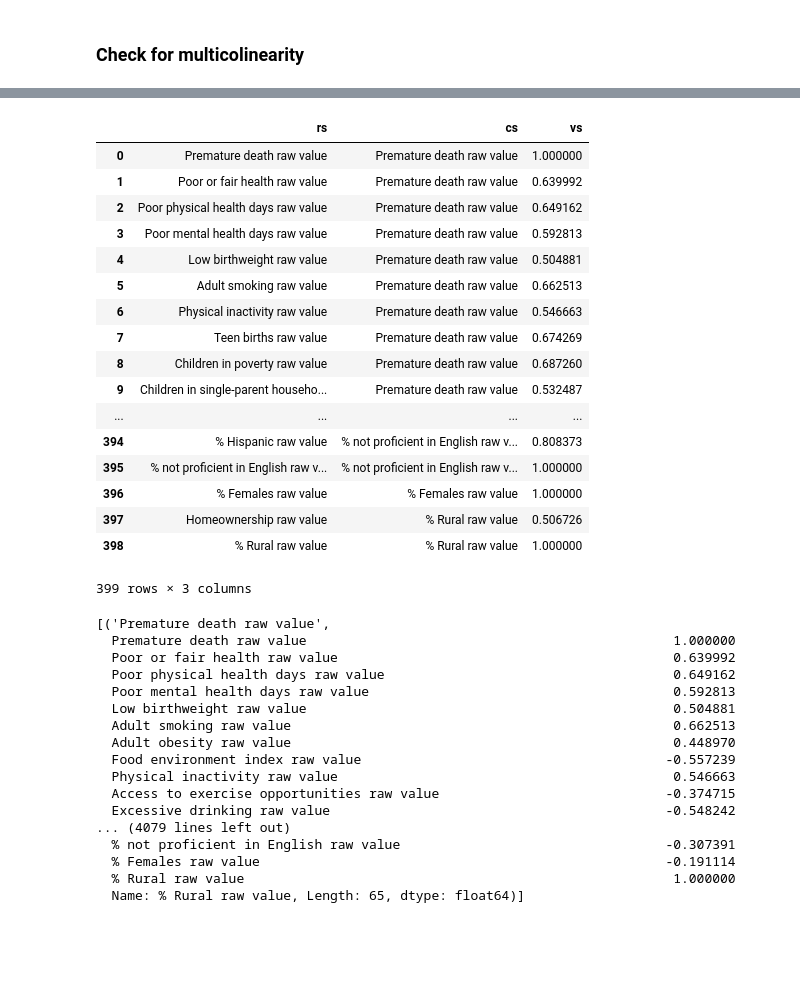
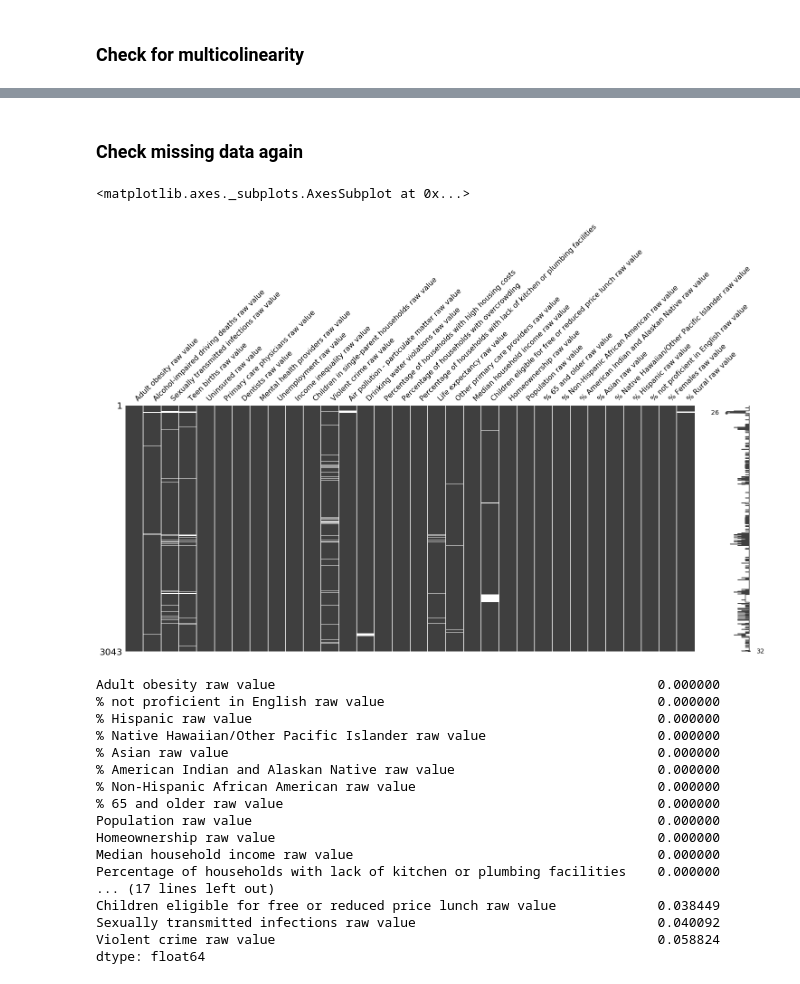
Before and after one commit to Mcllstr/modeling-community-hs-grad-rates, a Jupyter notebook: eda_joe.ipynb, the cells around one changed output, grey strips where cells are left out. Drawn from its saved outputs; the diff is of its cells as text; code cells hidden in the pictures; blank space fills up the shorter version.

```diff
--- a/eda_joe.ipynb
+++ b/eda_joe.ipynb
@@ -156,50 +259,27 @@ sns.heatmap(corr_matrix, mask=mask, cmap=cmap, vmax=.3, center=0,
-# %%
-temps = {'rs':[], 'cs':[], 'vs':[]}
-for col in corr_matrix.columns:
-    for row, value in corr_matrix[col].iteritems():
-        if value > .5:
-            temps['rs'].append(row)
-            temps['cs'].append(col)
-            temps['vs'].append(value)
-
-pd.DataFrame(temps)
-# %% [output]
-|  | rs | cs | vs |
-| 0 | Premature death raw value | Premature death raw value | 1.000000 |
-| 1 | Poor or fair health raw value | Premature death raw value | 0.639992 |
-| 2 | Poor physical health days raw value | Premature death raw value | 0.649162 |
-| 3 | Poor mental health days raw value | Premature death raw value | 0.592813 |
-| 4 | Low birthweight raw value | Premature death raw value | 0.504881 |
-| 5 | Adult smoking raw value | Premature death raw value | 0.662513 |
-| 6 | Physical inactivity raw value | Premature death raw value | 0.546663 |
-| 7 | Teen births raw value | Premature death raw value | 0.674269 |
-| 8 | Children in poverty raw value | Premature death raw value | 0.687260 |
-| 9 | Children in single-parent househo... | Premature death raw value | 0.532487 |
-| ... | ... | ... | ... |
-| 394 | % Hispanic raw value | % not proficient in English raw v... | 0.808373 |
-| 395 | % not proficient in English raw v... | % not proficient in English raw v... | 1.000000 |
-| 396 | % Females raw value | % Females raw value | 1.000000 |
-| 397 | Homeownership raw value | % Rural raw value | 0.506726 |
-| 398 | % Rural raw value | % Rural raw value | 1.000000 |
-399 rows × 3 columns
-# %%
-[(ind, column) for ind, column in corr_matrix.iterrows()]# if corr_matrix.loc[ind, [column]] > .5]
- #if corr_matrix[index, column]**2)**.5>=.5
-# %% [output]
-[('Premature death raw value',
-  Premature death raw value                                               1.000000
-  Poor or fair health raw value                                           0.639992
-  Poor physical health days raw value                                     0.649162
-  Poor mental health days raw value                                       0.592813
-  Low birthweight raw value                                               0.504881
-  Adult smoking raw value                                                 0.662513
-  Adult obesity raw value                                                 0.448970
-  Food environment index raw value                                       -0.557239
-  Physical inactivity raw value                                           0.546663
-  Access to exercise opportunities raw value                             -0.374715
-  Excessive drinking raw value                                           -0.548242
-... (4079 lines left out)
-  % not proficient in English raw value                                  -0.307391
-  % Females raw value                                                    -0.191114
-  % Rural raw value                                                       1.000000
-  Name: % Rural raw value, Length: 65, dtype: float64)]
+# %% [markdown]
+### Check missing data again
+# %%
+msno.matrix(features)
+# %% [output]
+<matplotlib.axes._subplots.AxesSubplot at 0x...>
+[figure, added]
+# %%
+features.isna().mean().sort_values()
+# %% [output]
+Adult obesity raw value                                                 0.000000
+% not proficient in English raw value                                   0.000000
+% Hispanic raw value                                                    0.000000
+% Native Hawaiian/Other Pacific Islander raw value                      0.000000
+% Asian raw value                                                       0.000000
+% American Indian and Alaskan Native raw value                          0.000000
+% Non-Hispanic African American raw value                               0.000000
+% 65 and older raw value                                                0.000000
+Population raw value                                                    0.000000
+Homeownership raw value                                                 0.000000
+Median household income raw value                                       0.000000
+Percentage of households with lack of kitchen or plumbing facilities    0.000000
+... (17 lines left out)
+Children eligible for free or reduced price lunch raw value             0.038449
+Sexually transmitted infections raw value                               0.040092
+Violent crime raw value                                                 0.058824
+dtype: float64
```
Also changed, not shown: parts of 14 cells of this notebook.
